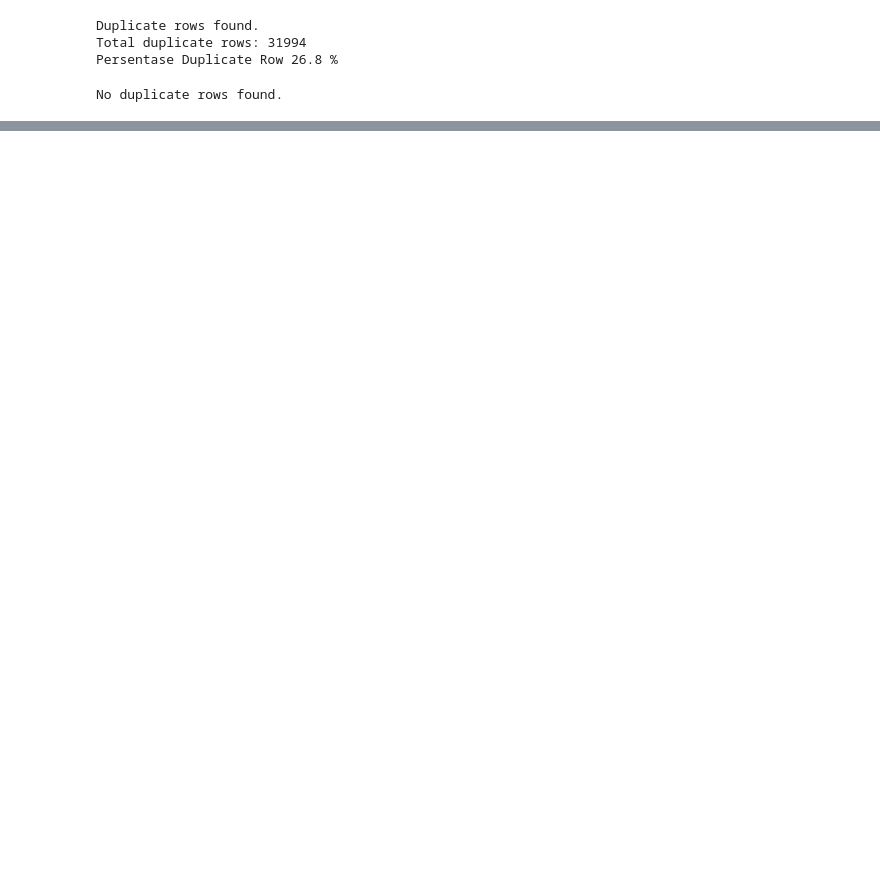
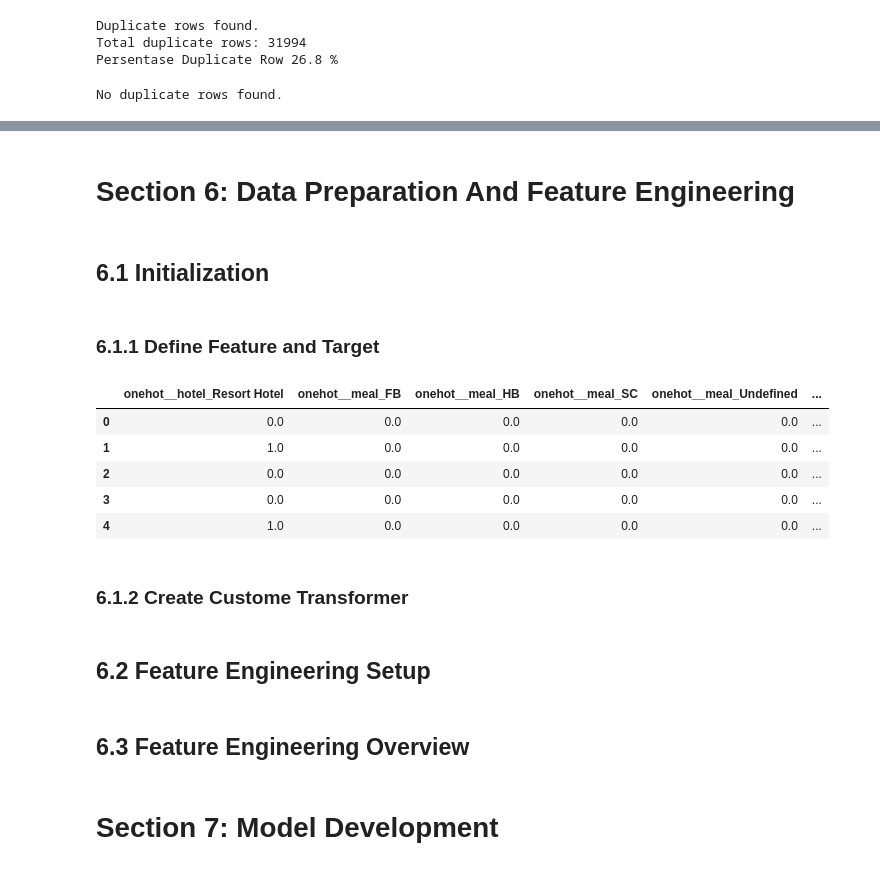
Before and after one commit to Lazymoo35/hotel-modelll, a Jupyter notebook: model_sections.ipynb, the cells around one changed output, grey strips where cells are left out. Drawn from its saved outputs; the diff is of its cells as text; code cells hidden in the pictures; blank space fills up the shorter version.

```diff
--- a/model_sections.ipynb
+++ b/model_sections.ipynb
@@ -296,2 +299,51 @@ Here is the plan:
 
 > Note: We need to be cautious, as some encoding techniques may increase the number of features significantly. The above strategy balances interpretability and computational efficiency.
+# %%
+# Define month ordering for OrdinalEncoder
+month_order = [['January','February','March','April','May','June',
+                'July','August','September','October','November','December']]
+# %%
+# Define transformers
+transformer = ColumnTransformer([
+    # One Hot Encoding for nominal small-cardinality features
+    ('onehot', OneHotEncoder(drop='first', handle_unknown='ignore'),
+     ['hotel', 'meal', 'market_segment', 'distribution_channel',
+      'reserved_room_type', 'assigned_room_type', 'deposit_type', 'customer_type']),
+
+    # Ordinal Encoding for months
+    ('ordinal', OrdinalEncoder(categories=month_order), ['arrival_date_month']),
+
+    # Binary Encoding for high-cardinality 'country'
+    ('binary', ce.BinaryEncoder(), ['country'])
+
+], remainder='passthrough')
+# %% [markdown]
+# Section 6: Data Preparation And Feature Engineering
+# %% [markdown]
+## 6.1 Initialization
+# %% [markdown]
+### 6.1.1 Define Feature and Target
+# %%
+x = data_seen.drop(columns=['is_canceled'])
+y = data_seen['is_canceled']
+# %%
+# Creating training and test sets
+x_train,x_test,y_train,y_test=train_test_split(x,y,stratify=y,test_size=0.2,random_state=2021)
+# %%
+testing = pd.DataFrame(transformer.fit_transform(x_train),columns=transformer.get_feature_names_out())
+testing.head()
+# %% [output]
+|  | onehot__hotel_Resort Hotel | onehot__meal_FB | onehot__meal_HB | onehot__meal_SC | onehot__meal_Undefined | ... |
+| 0 | 0.0 | 0.0 | 0.0 | 0.0 | 0.0 | ... |
+| 1 | 1.0 | 0.0 | 0.0 | 0.0 | 0.0 | ... |
+| 2 | 0.0 | 0.0 | 0.0 | 0.0 | 0.0 | ... |
+| 3 | 0.0 | 0.0 | 0.0 | 0.0 | 0.0 | ... |
+| 4 | 1.0 | 0.0 | 0.0 | 0.0 | 0.0 | ... |
+# %% [markdown]
+### 6.1.2 Create Custome Transformer
+# %% [markdown]
+## 6.2 Feature Engineering Setup
+# %% [markdown]
+## 6.3 Feature Engineering Overview
+# %% [markdown]
+# Section 7: Model Development
```
Also changed, not shown: parts of 45 cells of this notebook.
